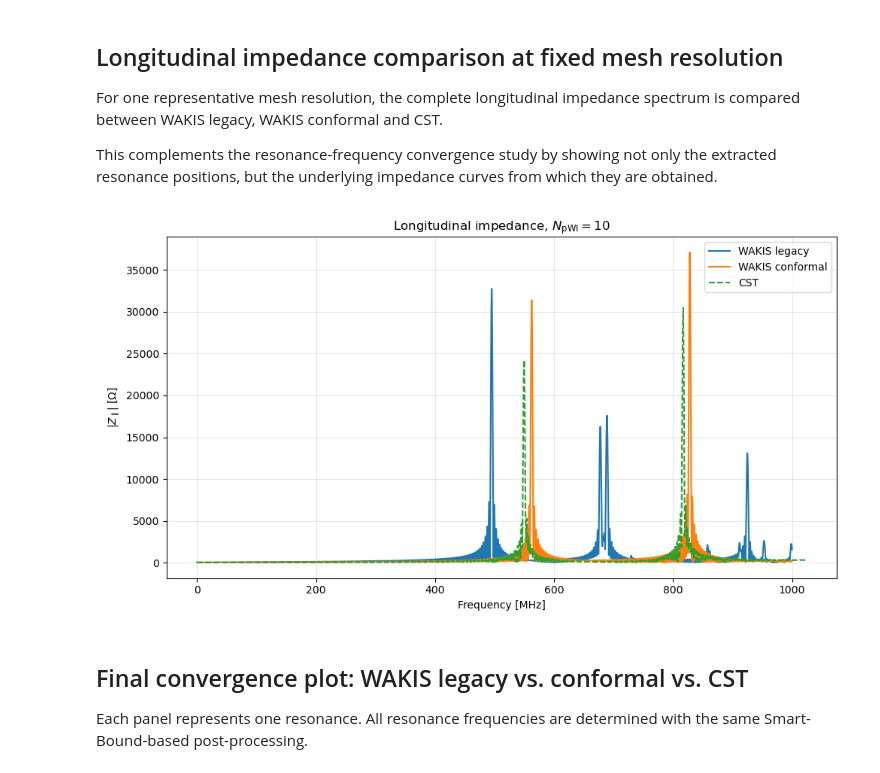
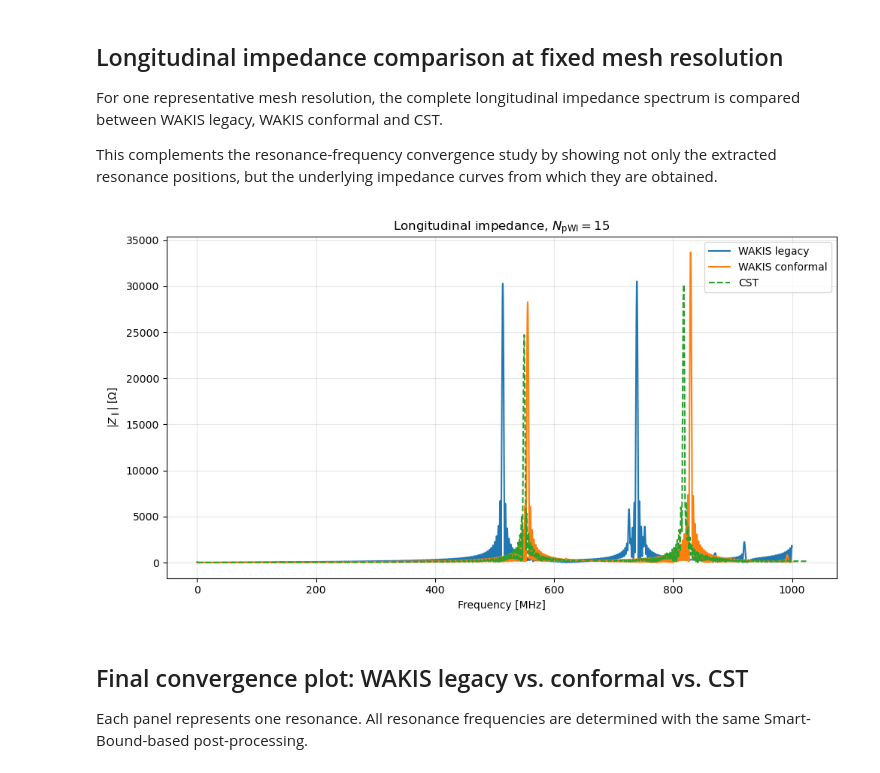
Before and after one commit to hschreib-tet/Wakis, a Jupyter notebook: notebooks/012_cavity_conformal_mesh_convergence.ipynb, the cells around one changed output. Saved outputs shown, nothing was run; the diff lists cells and outputs as text; code cells hidden in the pictures.

```diff
--- a/notebooks/012_cavity_conformal_mesh_convergence.ipynb
+++ b/notebooks/012_cavity_conformal_mesh_convergence.ipynb
@@ -1121,7 +1137,7 @@ This complements the resonance-frequency convergence study by showing not only
 the extracted resonance positions, but the underlying impedance curves from
 which they are obtained.
 # %%
-target_NpWl = 10.0
+target_NpWl = 15.0
 
 legacy_result = next(
     result
@@ -1165,34 +1181,34 @@ ax.plot(
     np.abs(conformal_result["impedance"]),
     label="WAKIS conformal",
 )
 
 ax.plot(
     cst_result["frequency"] / 1e6,
     np.abs(cst_result["impedance"]),
     linestyle="--",
     label="CST",
 )
 
 ax.set_xlabel("Frequency [MHz]")
 
 ax.set_ylabel(r"$|Z_\parallel|$ [$\Omega$]")
 
 ax.set_title(
     rf"Longitudinal impedance, "
     rf"$N_{{\mathrm{{pWl}}}}={target_NpWl:g}$"
 )
 
 ax.grid(
     True,
     alpha=0.3,
 )
 
 ax.legend()
 
 fig.tight_layout()
 plt.show()
 # %% [output]
-[figure, old version]
+[figure, new version]
 # %% [markdown]
 ## Final convergence plot: WAKIS legacy vs. conformal vs. CST
 
```
Also changed, not shown: parts of 6 cells of this notebook, 1 other file.
